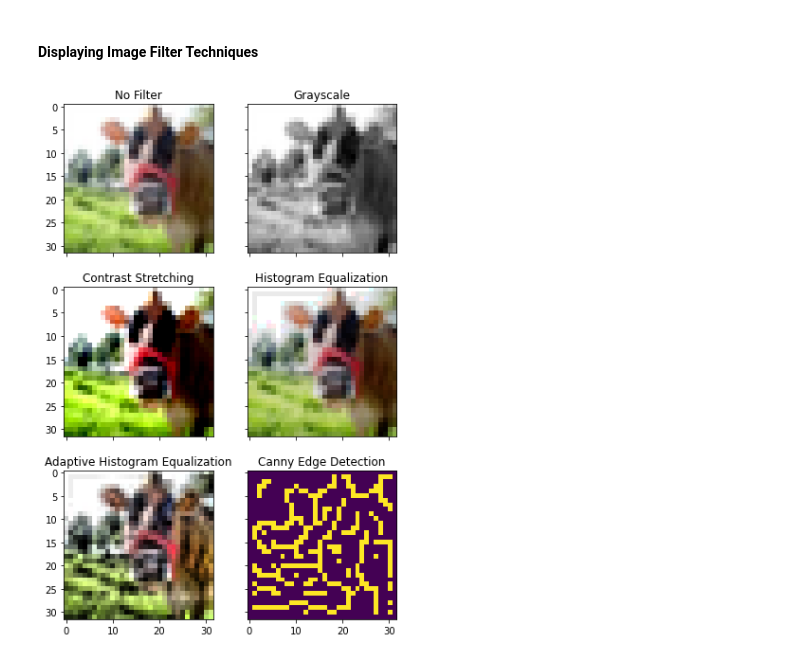
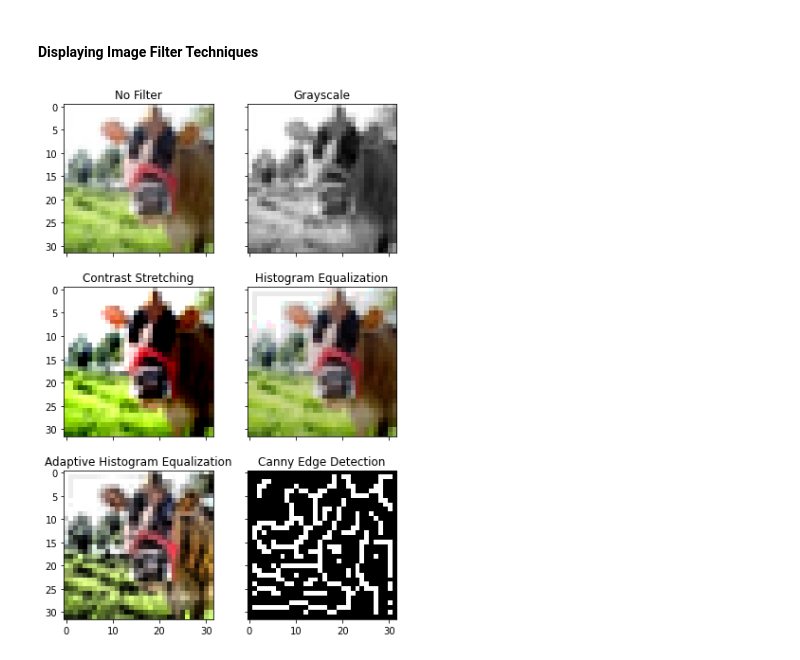
Before and after one commit to hollycraig/machine_learning_assignment_2, a Jupyter notebook: random_forest.ipynb, the cells around one changed output. Saved outputs shown, nothing was run; the diff lists cells and outputs as text; code cells hidden in the pictures.

Commit message:
fixed color mode for displaying canny image

```diff
--- a/random_forest.ipynb
+++ b/random_forest.ipynb
@@ -759,32 +759,32 @@ image_list = [image, image_grayscale, image_contrast, image_hist, image_adapt, i
 fig = plt.figure(figsize=(15., 10.))
 grid = ImageGrid(fig, 111,  # similar to subplot(111)
                  nrows_ncols=(3, 2),  # creates 2x2 grid of axes
                  axes_pad=0.5,  # pad between axes in inch.
                  )
 
 index = 0
 for ax, im in zip(grid, image_list):
     label = ''
     if index == 0:
         label = "No Filter"
     elif index == 1:
         label = "Grayscale"
     elif index == 2:
         label = "Contrast Stretching"
     elif index == 3:
         label = "Histogram Equalization"
     elif index == 4:
         label = "Adaptive Histogram Equalization"
     elif index == 5:
         label = "Canny Edge Detection"
     ax.set_title(label)
 
-    if index == 1:
+    if index == 1 or index == 5:
         ax.imshow(im, cmap="gray")
     else:
         ax.imshow(im)
     index += 1
 
 plt.show()
 # %% [output]
-[figure, old version]
+[figure, new version]
```
